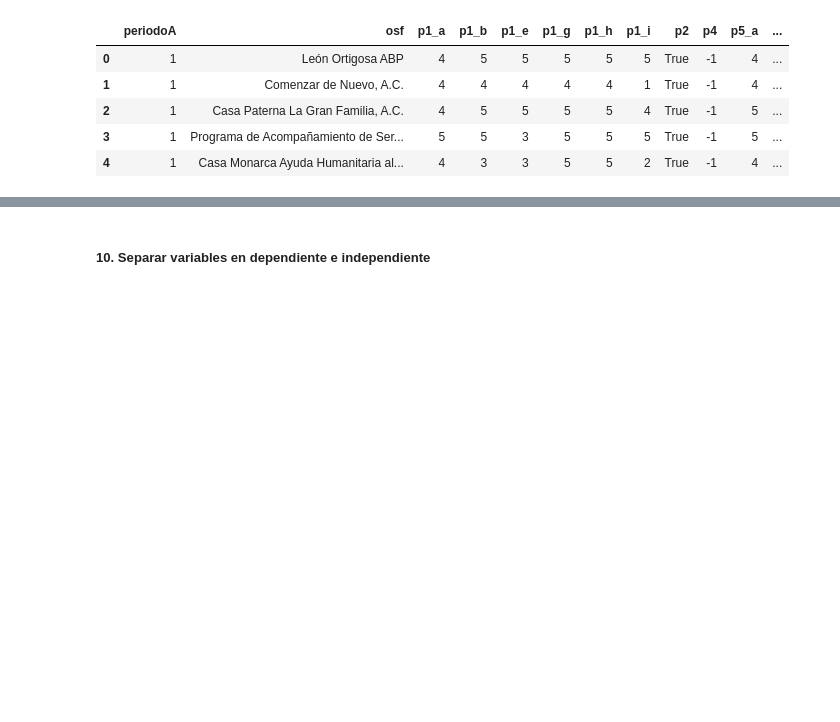
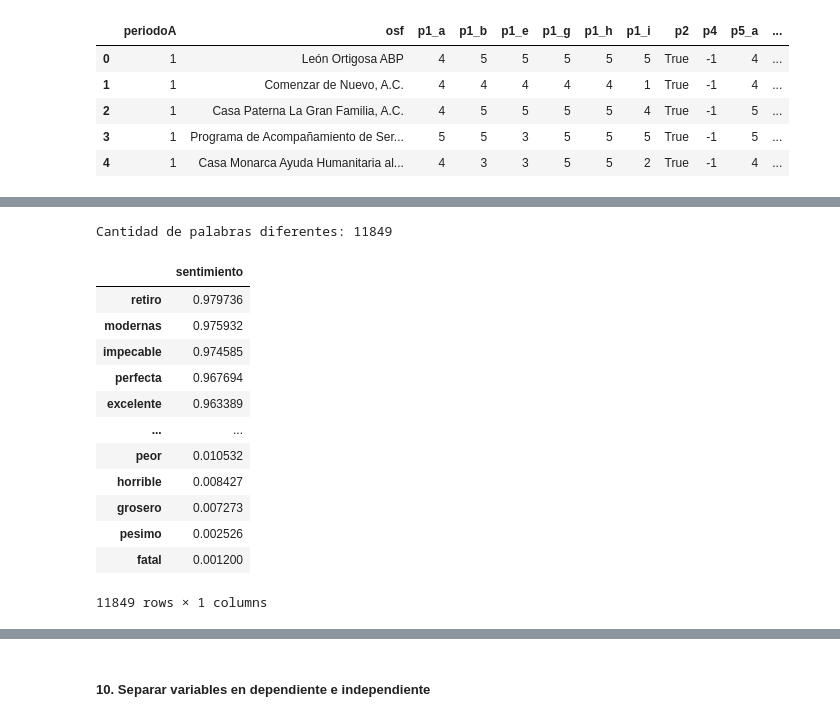
Before and after one commit to EstebanPerez25/ACD-Modelo_predictivo_de_satisfacion, a Jupyter notebook: Modelo_predictivo_de_satisfacción.ipynb, the cells around one changed output, grey strips where cells are left out. Saved outputs shown, nothing was run; the diff lists cells and outputs as text; code cells hidden in the pictures; blank space fills up the shorter version.

```diff
--- a/Modelo_predictivo_de_satisfacción.ipynb
+++ b/Modelo_predictivo_de_satisfacción.ipynb
@@ -898,0 +885,46 @@ df_resampled.evaluacion.value_counts().plot.bar(color='deepskyblue');
+# %%
+# Aplicamos las etapas de preprocesamiento
+df_coment.comentarios = df_coment.comentarios.apply(preprocess)
+# %%
+# Tokenizamos el texto (dividirlo en palabras)
+df_coment.comentarios = df_coment.comentarios.apply(lambda x: \
+ [token for token in x.split()])
+# %%
+# Creamos una lista con todas las palabras, sin repetir
+words = []
+
+for row in range(0, len(df_coment)):
+    words += df_coment.iloc[row, len(df_coment.columns)-1]
+
+words = set(words)
+
+print(f'Cantidad de palabras diferentes: {len(words)}')
+# %% [output]
+Cantidad de palabras diferentes: 11849
+# %%
+# A cada palabra le asignamos un valor de acuerdo al
+# análisis de sentimiento y lo guardamos en un dataframe
+sa = {}
+
+for word in words:
+  sa[word] = sas.sentiment(word)
+
+df_tokens = pd.DataFrame.from_dict(sa, orient='index').\
+rename(columns={0:'sentimiento'}).\
+sort_values(by='sentimiento', ascending=False)
+# %%
+df_tokens
+# %% [output]
+|  | sentimiento |
+| retiro | 0.979736 |
+| modernas | 0.975932 |
+| impecable | 0.974585 |
+| perfecta | 0.967694 |
+| excelente | 0.963389 |
+| ... | ... |
+| peor | 0.010532 |
+| horrible | 0.008427 |
+| grosero | 0.007273 |
+| pesimo | 0.002526 |
+| fatal | 0.001200 |
+11849 rows × 1 columns
```
Also changed, not shown: parts of 55 cells of this notebook.
